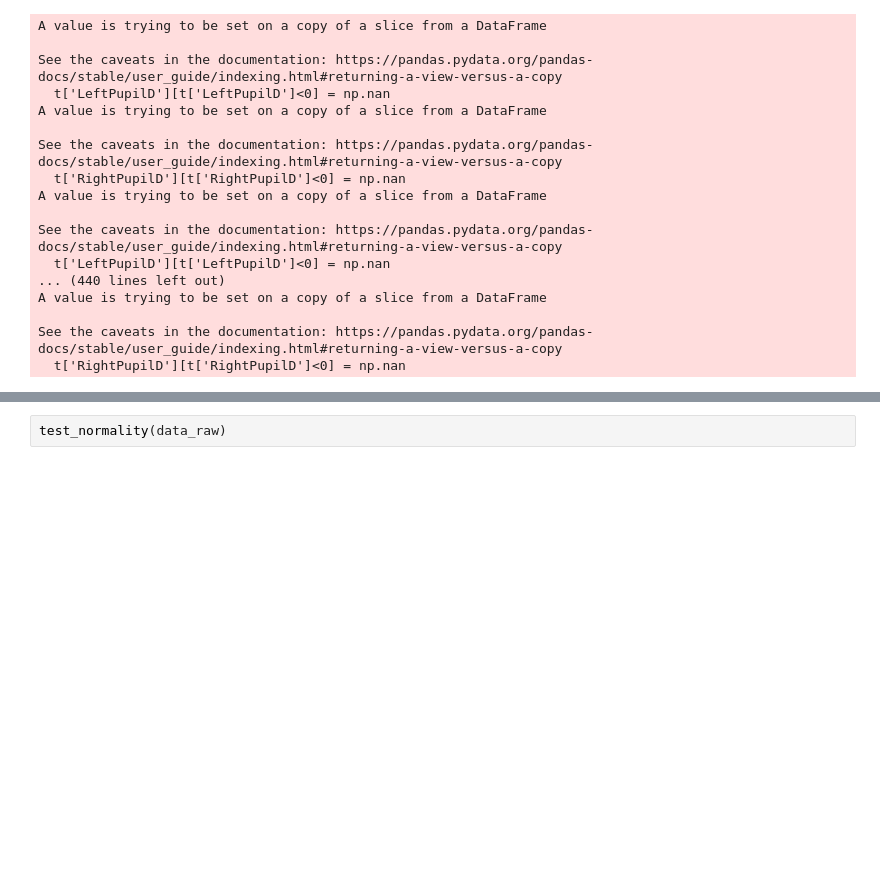
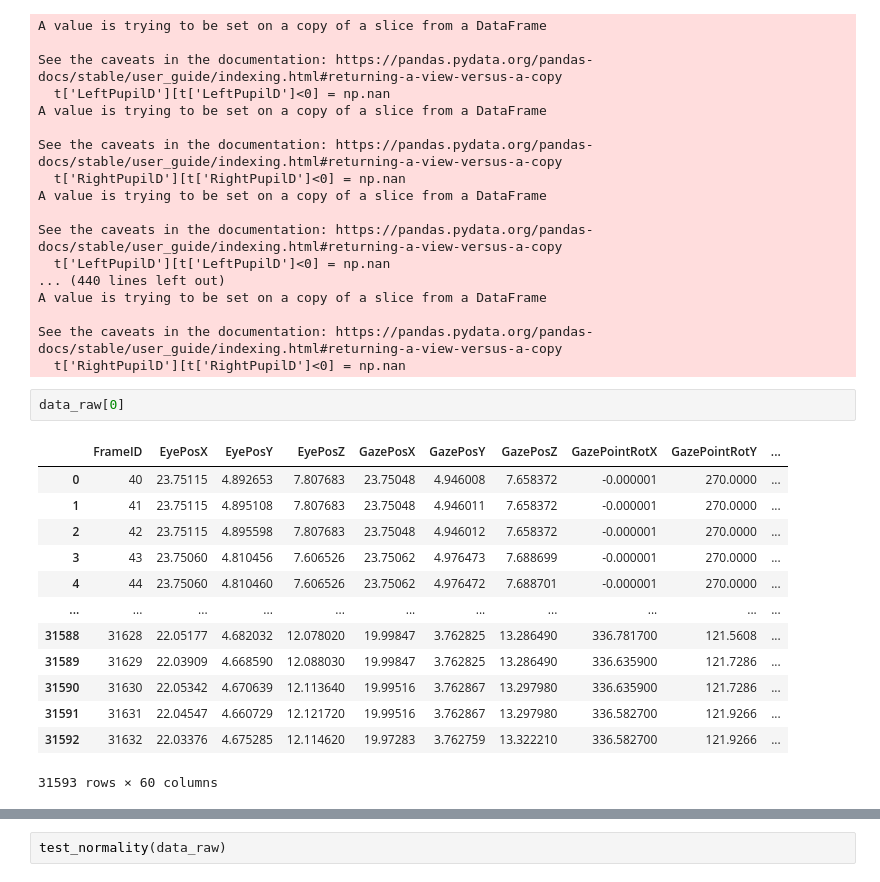
Before and after one commit to Tianyu-Zhou/NIST_Way_Finding, a Jupyter notebook: nist.ipynb, the cells around one changed output, grey strips where cells are left out. Saved outputs shown, nothing was run; the diff lists cells and outputs as text; blank space fills up the shorter version.

```diff
--- a/nist.ipynb
+++ b/nist.ipynb
@@ -104,3 +154,19 @@ A value is trying to be set on a copy of a slice from a DataFrame
 
 See the caveats in the documentation: https://pandas.pydata.org/pandas-docs/stable/user_guide/indexing.html#returning-a-view-versus-a-copy
   t['RightPupilD'][t['RightPupilD']<0] = np.nan
+# %%
+data_raw[0]
+# %% [output]
+|  | FrameID | EyePosX | EyePosY | EyePosZ | GazePosX | GazePosY | GazePosZ | GazePointRotX | GazePointRotY | ... |
+| 0 | 40 | 23.75115 | 4.892653 | 7.807683 | 23.75048 | 4.946008 | 7.658372 | -0.000001 | 270.0000 | ... |
+| 1 | 41 | 23.75115 | 4.895108 | 7.807683 | 23.75048 | 4.946011 | 7.658372 | -0.000001 | 270.0000 | ... |
+| 2 | 42 | 23.75115 | 4.895598 | 7.807683 | 23.75048 | 4.946012 | 7.658372 | -0.000001 | 270.0000 | ... |
+| 3 | 43 | 23.75060 | 4.810456 | 7.606526 | 23.75062 | 4.976473 | 7.688699 | -0.000001 | 270.0000 | ... |
+| 4 | 44 | 23.75060 | 4.810460 | 7.606526 | 23.75062 | 4.976472 | 7.688701 | -0.000001 | 270.0000 | ... |
+| ... | ... | ... | ... | ... | ... | ... | ... | ... | ... | ... |
+| 31588 | 31628 | 22.05177 | 4.682032 | 12.078020 | 19.99847 | 3.762825 | 13.286490 | 336.781700 | 121.5608 | ... |
+| 31589 | 31629 | 22.03909 | 4.668590 | 12.088030 | 19.99847 | 3.762825 | 13.286490 | 336.635900 | 121.7286 | ... |
+| 31590 | 31630 | 22.05342 | 4.670639 | 12.113640 | 19.99516 | 3.762867 | 13.297980 | 336.635900 | 121.7286 | ... |
+| 31591 | 31631 | 22.04547 | 4.660729 | 12.121720 | 19.99516 | 3.762867 | 13.297980 | 336.582700 | 121.9266 | ... |
+| 31592 | 31632 | 22.03376 | 4.675285 | 12.114620 | 19.97283 | 3.762759 | 13.322210 | 336.582700 | 121.9266 | ... |
+31593 rows × 60 columns
```
Also changed, not shown: parts of 7 cells of this notebook.
